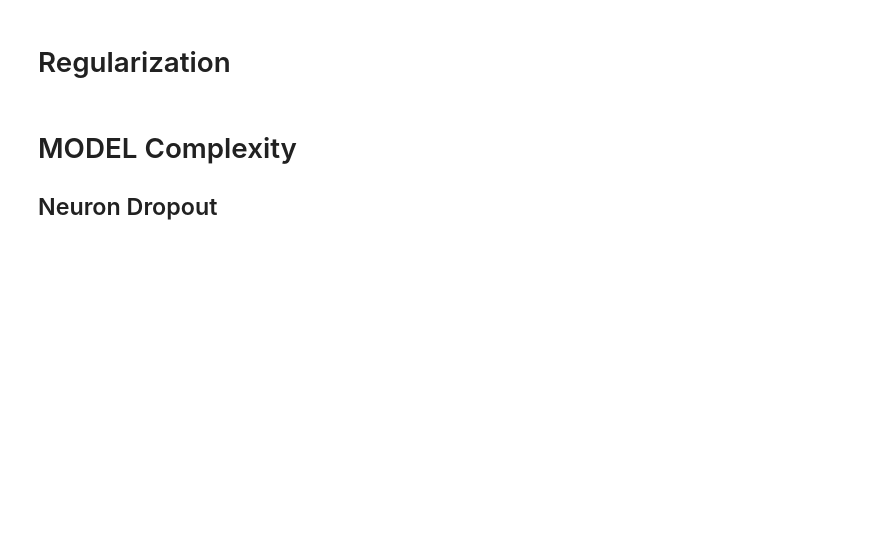
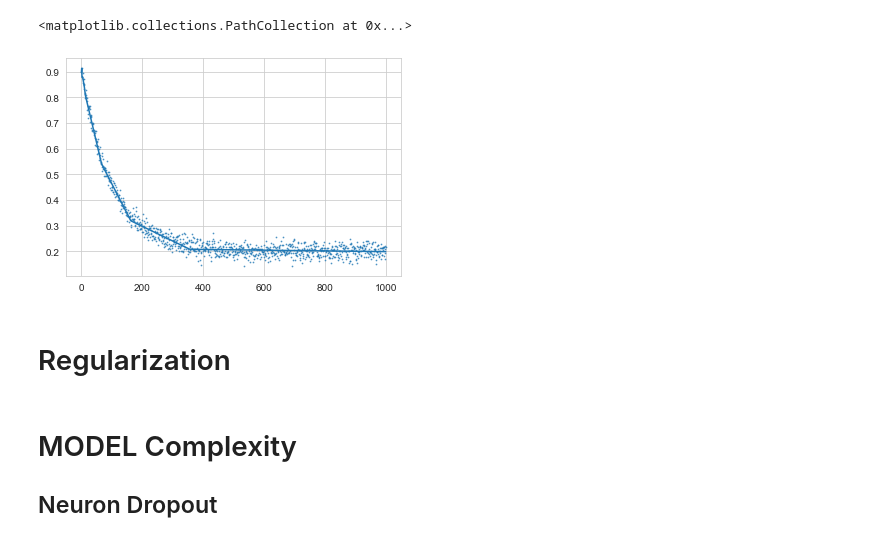
Before and after one commit to OscarChang46/Machine_Learning, a Jupyter notebook: basic_deep_neural_network/how_to_design_a_model.ipynb, the cells around one changed output. Drawn from its saved outputs; the diff is of its cells as text; code cells hidden in the pictures; blank space fills up the shorter version.

```diff
--- a/basic_deep_neural_network/how_to_design_a_model.ipynb
+++ b/basic_deep_neural_network/how_to_design_a_model.ipynb
@@ -22,3 +118,10 @@ MSE &= \mathbb{E}[(y - \hat{y})^2] \\
+# %%
+pred = m(x)
+plt.plot(x.detach().numpy(), pred.detach().numpy())
+plt.scatter(x.detach().numpy(), y, alpha=0.7, s=0.6)
+# %% [output]
+<matplotlib.collections.PathCollection at 0x...>
+[figure, added]
 # %% [markdown]
 # Regularization
 # %% [markdown]
```
Also changed, not shown: parts of 5 cells of this notebook, 3 other files.
